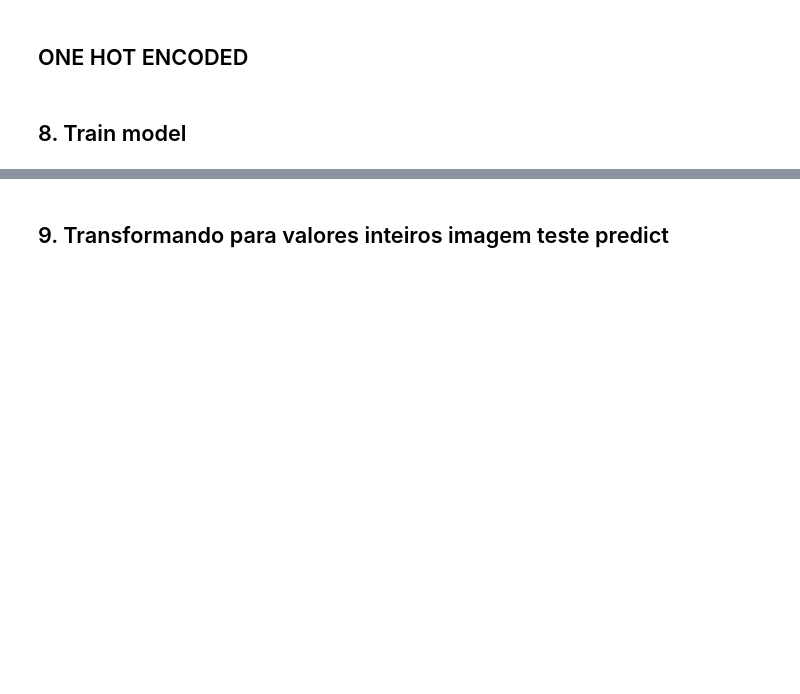
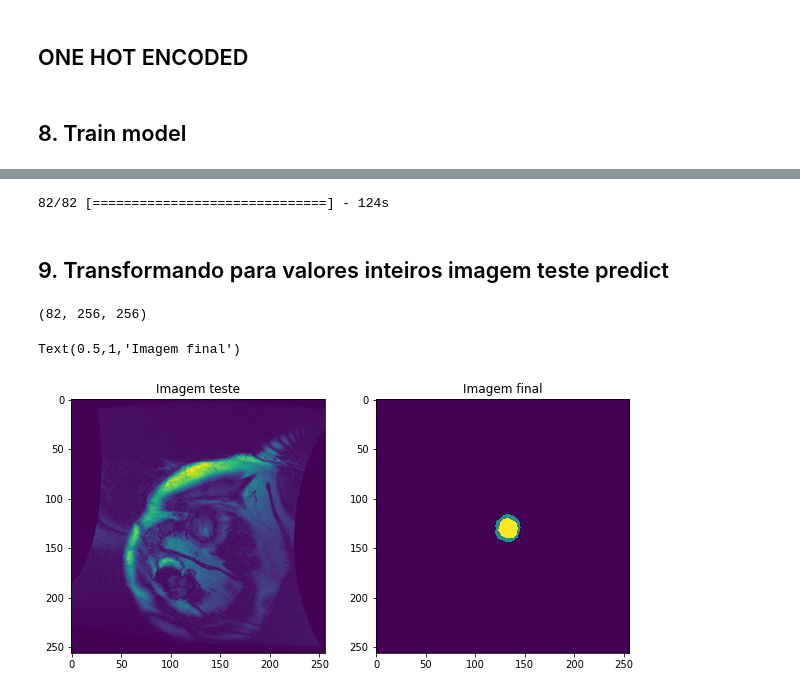
Before and after one commit to tcnewton/keras_CNN, a Jupyter notebook: keras-U-NET-3L-zero-mean-ohe-Strat.ipynb, the cells around one changed output, grey strips where cells are left out. Saved outputs shown, nothing was run; the diff lists cells and outputs as text; code cells hidden in the pictures; blank space fills up the shorter version.

```diff
--- a/keras-U-NET-3L-zero-mean-ohe-Strat.ipynb
+++ b/keras-U-NET-3L-zero-mean-ohe-Strat.ipynb
@@ -218,6 +220,6 @@ if os.path.isdir(savings):
 # %%
 batch_size = 16
-epochs = 1
+epochs = 30
 tbCallBack = keras.callbacks.TensorBoard(log_dir='./Graph_3L', histogram_freq=0,
           write_graph=True, write_images=True,batch_size=batch_size)
 
@@ -241,6 +258,8 @@ if not os.path.isdir('savings_UNet3L_ZM_3_st'):
 model.save_weights(path_sav +'U_net_ZM_3_st.h5')
 # %%
 P_fig = model.predict(X_test, batch_size=batch_size, verbose=1)
+# %% [output]
+82/82 [==============================] - 124s
 # %% [markdown]
 ## 9. Transformando para valores inteiros imagem teste predict
 # %%
@@ -249,6 +268,8 @@ ch1_arr = np.asarray (P_fig[:,:,:,1])
 ch2_arr = np.asarray (P_fig[:,:,:,2])
 ch_shape = ch0_arr.shape
 print(ch_shape)
+# %% [output]
+(82, 256, 256)
 # %%
 ch0_arr = np.reshape(ch0_arr,[ch_shape[0]*ch_shape[1]*ch_shape[2]])
 ch1_arr = np.reshape(ch1_arr,[ch_shape[0]*ch_shape[1]*ch_shape[2]])
@@ -264,14 +285,17 @@ for ii in np.arange(len(ch0_arr)):
         im_final[ii] = 2
 im_final = np.reshape(im_final,ch_shape)
 # %%
-idx = 50
+idx = 23
 
 fig, ax = plt.subplots(1, 2, figsize=(10, 10))
 ax[0].imshow(X_test[idx,:,:,0])
 ax[0].set_title('Imagem teste')
 
 ax[1].imshow(im_final[idx,:,:])
 ax[1].set_title('Imagem final')
+# %% [output]
+Text(0.5,1,'Imagem final')
+[figure, added]
 # %%
 sess = tf.Session()
 writer = tf.summary.FileWriter("Graph_3L_ZM_3_st")
```
Also changed, not shown: parts of 3 cells of this notebook, 1 other file.
